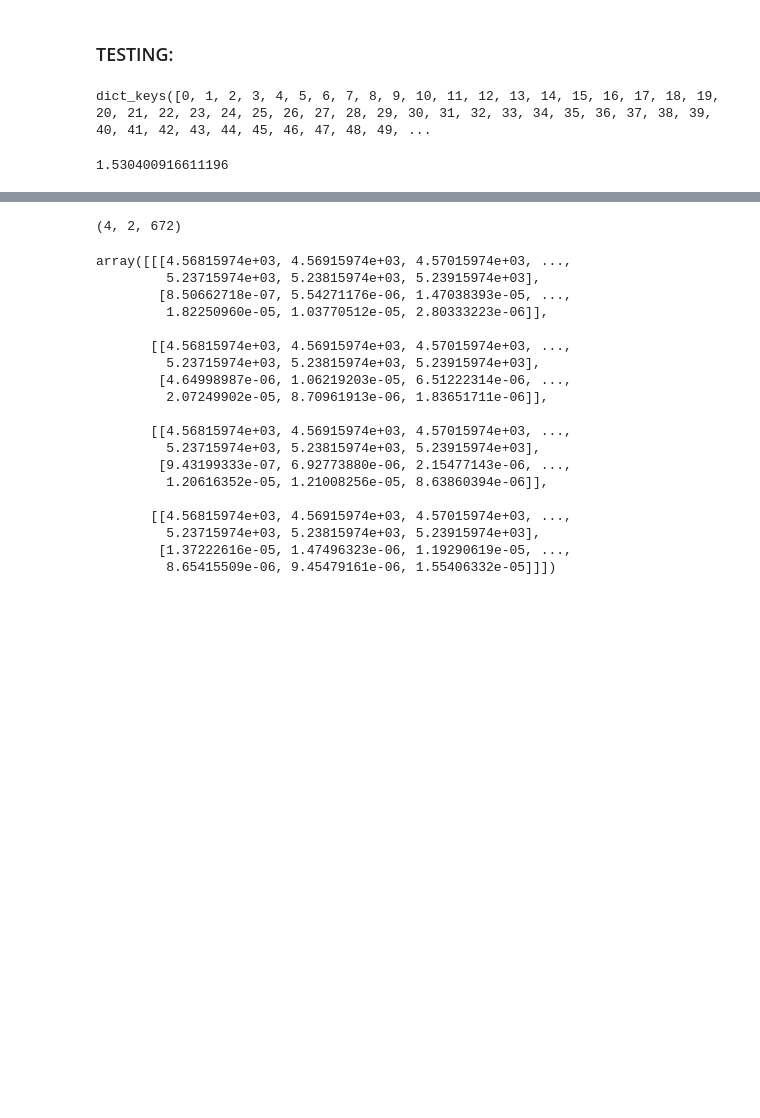
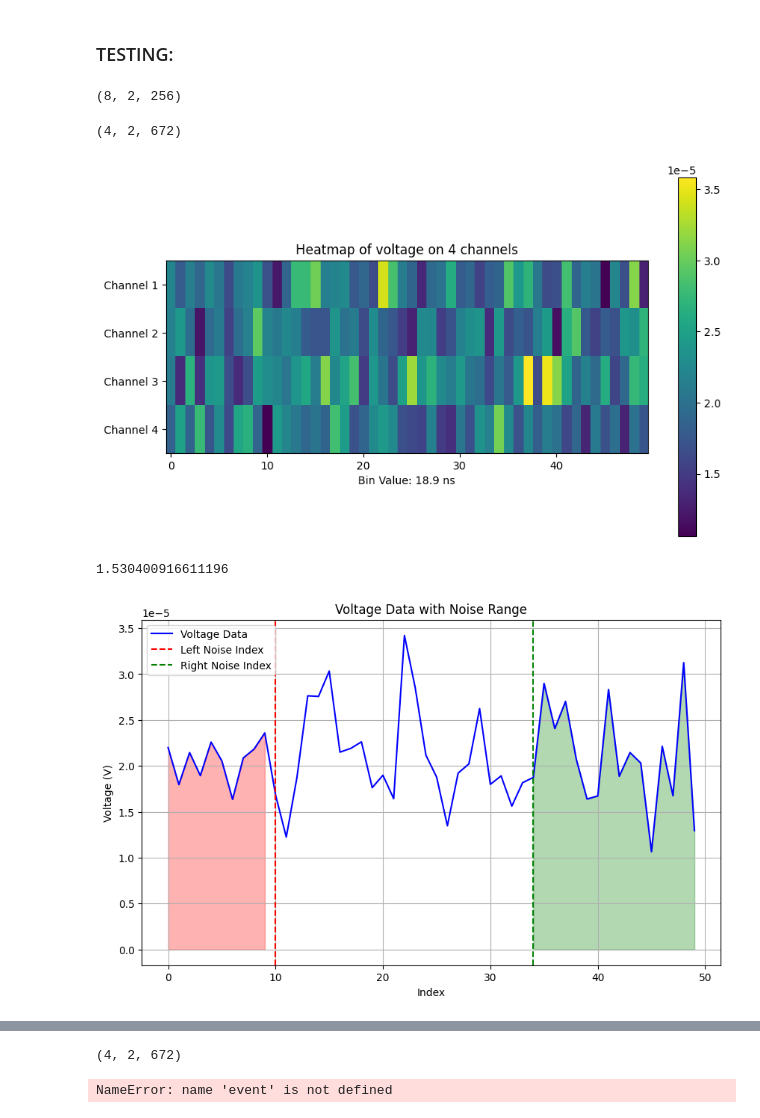
Before and after one commit to SuedIsProgramming/RNO-G-CNN, a Jupyter notebook: function_testing/function_testing.ipynb, the cells around one changed output, grey strips where cells are left out. Cells and saved outputs as stored; diff of their text form; code cells hidden in the pictures; blank space fills up the shorter version.

```diff
--- a/function_testing/function_testing.ipynb
+++ b/function_testing/function_testing.ipynb
@@ -252,5 +275,11 @@ def calculate_SNR(matrix, plot = False):
 # %% [markdown]
 ### TESTING:
+# %%
+with open('data/sym_dict.pkl', 'rb') as file:
+    sym_trace = pickle.load(file)
+print(sym_trace[79].shape)
+# %% [output]
+(8, 2, 256)
 # %%
 with open('data/saved_dictionary.pkl', 'rb') as file:
     trace1 = pickle.load(file)
@@ -258,12 +287,14 @@ with open('data/saved_dictionary.pkl', 'rb') as file:
 with open('data/event_dict.pkl','rb') as file:
     trace2 = pickle.load(file)
 
-print(trace2.keys())
+print(trace2[0].shape)
 # %% [output]
-dict_keys([0, 1, 2, 3, 4, 5, 6, 7, 8, 9, 10, 11, 12, 13, 14, 15, 16, 17, 18, 19, 20, 21, 22, 23, 24, 25, 26, 27, 28, 29, 30, 31, 32, 33, 34, 35, 36, 37, 38, 39, 40, 41, 42, 43, 44, 45, 46, 47, 48, 49, ...
+(4, 2, 672)
 # %%
-matrix = bin_matrix(trace2[1],50,False)
-snr_mean = calculate_SNR(matrix,False)
+matrix = bin_matrix(trace2[1],50,True)
+snr_mean = calculate_SNR(matrix,True)
 print(snr_mean)
 # %% [output]
+[figure, added]
 1.530400916611196
+[figure, added]
@@ -298,24 +332,6 @@ trace2_changed[0].shape
 with open('data/event_dict.pkl', 'rb') as file:
     event_dict = pickle.load(file)
 
-event_dict[]
+bin_matrix(event,bin)
 # %% [output]
-array([[[4.56815974e+03, 4.56915974e+03, 4.57015974e+03, ...,
-         5.23715974e+03, 5.23815974e+03, 5.23915974e+03],
-        [8.50662718e-07, 5.54271176e-06, 1.47038393e-05, ...,
-         1.82250960e-05, 1.03770512e-05, 2.80333223e-06]],
-
-       [[4.56815974e+03, 4.56915974e+03, 4.57015974e+03, ...,
-         5.23715974e+03, 5.23815974e+03, 5.23915974e+03],
-        [4.64998987e-06, 1.06219203e-05, 6.51222314e-06, ...,
-         2.07249902e-05, 8.70961913e-06, 1.83651711e-06]],
-
-       [[4.56815974e+03, 4.56915974e+03, 4.57015974e+03, ...,
-         5.23715974e+03, 5.23815974e+03, 5.23915974e+03],
-        [9.43199333e-07, 6.92773880e-06, 2.15477143e-06, ...,
-         1.20616352e-05, 1.21008256e-05, 8.63860394e-06]],
-
-       [[4.56815974e+03, 4.56915974e+03, 4.57015974e+03, ...,
-         5.23715974e+03, 5.23815974e+03, 5.23915974e+03],
-        [1.37222616e-05, 1.47496323e-06, 1.19290619e-05, ...,
-         8.65415509e-06, 9.45479161e-06, 1.55406332e-05]]])
+NameError: name 'event' is not defined
```
Also changed, not shown: parts of 2 cells of this notebook, 2 other files.
